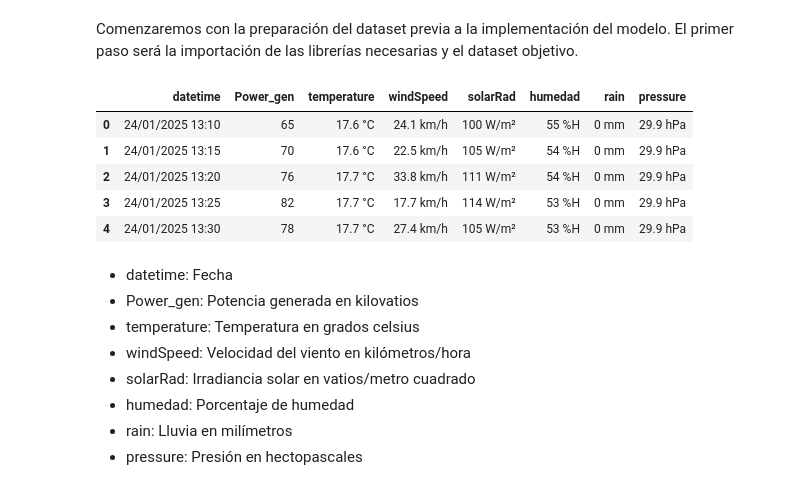
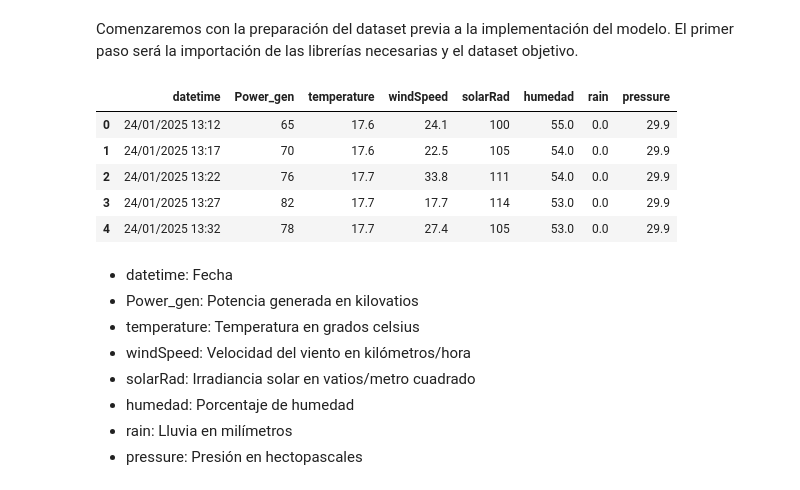
Before and after one commit to GuilleBlancoUC/TFG---IA-DE-PREDICCION-FOTOVOLTAICA, a Jupyter notebook: 3 - Código/preparacionDataset.ipynb, the cells around one changed output. Cells and saved outputs as stored; diff of their text form; code cells hidden in the pictures.

```diff
--- a/3 - Código/preparacionDataset.ipynb
+++ b/3 - Código/preparacionDataset.ipynb
@@ -3,19 +3,21 @@ Comenzaremos con la preparación del dataset previa a la implementación del mod
 # %%
 import pandas as pd
 import numpy as np
 import matplotlib.pyplot as plt
 import seaborn as sns
 
-data = pd.read_csv("generacion_meteo_merged2min.csv", sep=";")
+dataset = 'CTC_original.csv' #Lorca_original.csv para el de Lorca, Murcia
+                             #CTC_original.csv para el de Santander, Cantabria
+data = pd.read_csv(dataset, sep=";")
 
 data.head() #Mostramos primeras filas
 # %% [output]
 |  | datetime | Power_gen | temperature | windSpeed | solarRad | humedad | rain | pressure |
-| 0 | 24/01/2025 13:10 | 65 | 17.6 °C | 24.1 km/h | 100 W/m² | 55 %H | 0 mm | 29.9 hPa |
-| 1 | 24/01/2025 13:15 | 70 | 17.6 °C | 22.5 km/h | 105 W/m² | 54 %H | 0 mm | 29.9 hPa |
-| 2 | 24/01/2025 13:20 | 76 | 17.7 °C | 33.8 km/h | 111 W/m² | 54 %H | 0 mm | 29.9 hPa |
-| 3 | 24/01/2025 13:25 | 82 | 17.7 °C | 17.7 km/h | 114 W/m² | 53 %H | 0 mm | 29.9 hPa |
-| 4 | 24/01/2025 13:30 | 78 | 17.7 °C | 27.4 km/h | 105 W/m² | 53 %H | 0 mm | 29.9 hPa |
+| 0 | 24/01/2025 13:12 | 65 | 17.6 | 24.1 | 100 | 55.0 | 0.0 | 29.9 |
+| 1 | 24/01/2025 13:17 | 70 | 17.6 | 22.5 | 105 | 54.0 | 0.0 | 29.9 |
+| 2 | 24/01/2025 13:22 | 76 | 17.7 | 33.8 | 111 | 54.0 | 0.0 | 29.9 |
+| 3 | 24/01/2025 13:27 | 82 | 17.7 | 17.7 | 114 | 53.0 | 0.0 | 29.9 |
+| 4 | 24/01/2025 13:32 | 78 | 17.7 | 27.4 | 105 | 53.0 | 0.0 | 29.9 |
 # %% [markdown]
 - datetime: Fecha
 - Power_gen: Potencia generada en kilovatios
```
Also changed, not shown: parts of 14 cells of this notebook, 17 other files.
